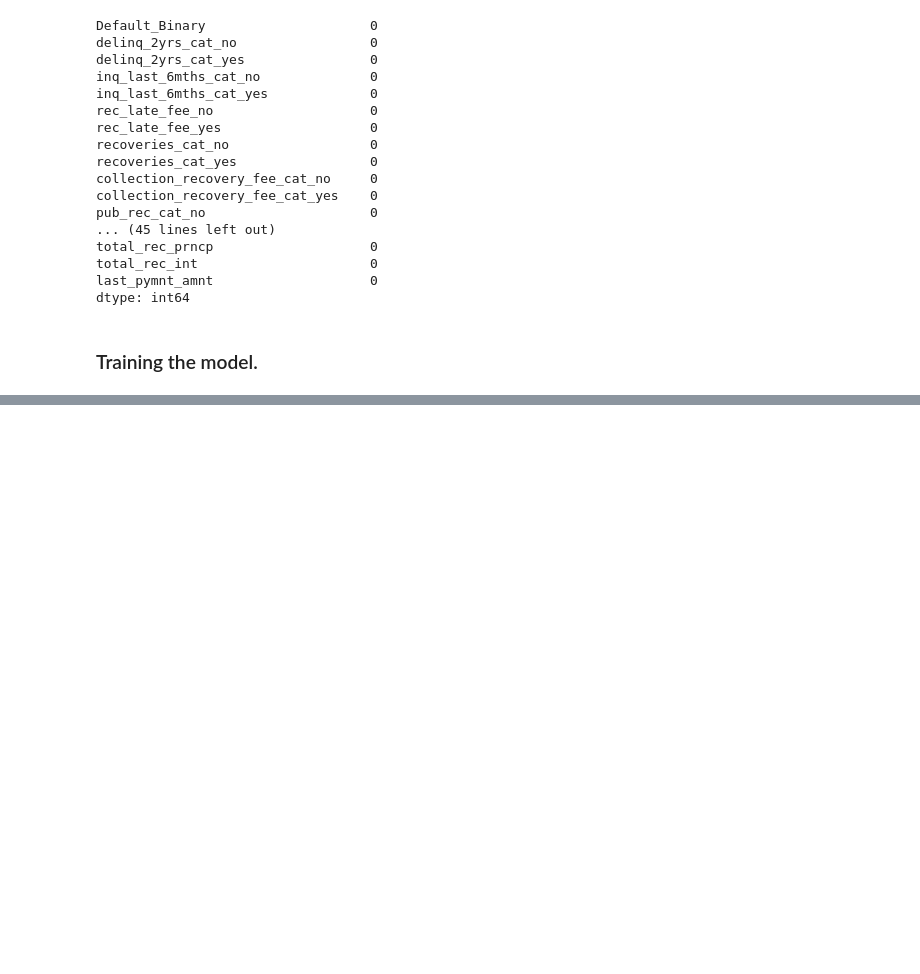
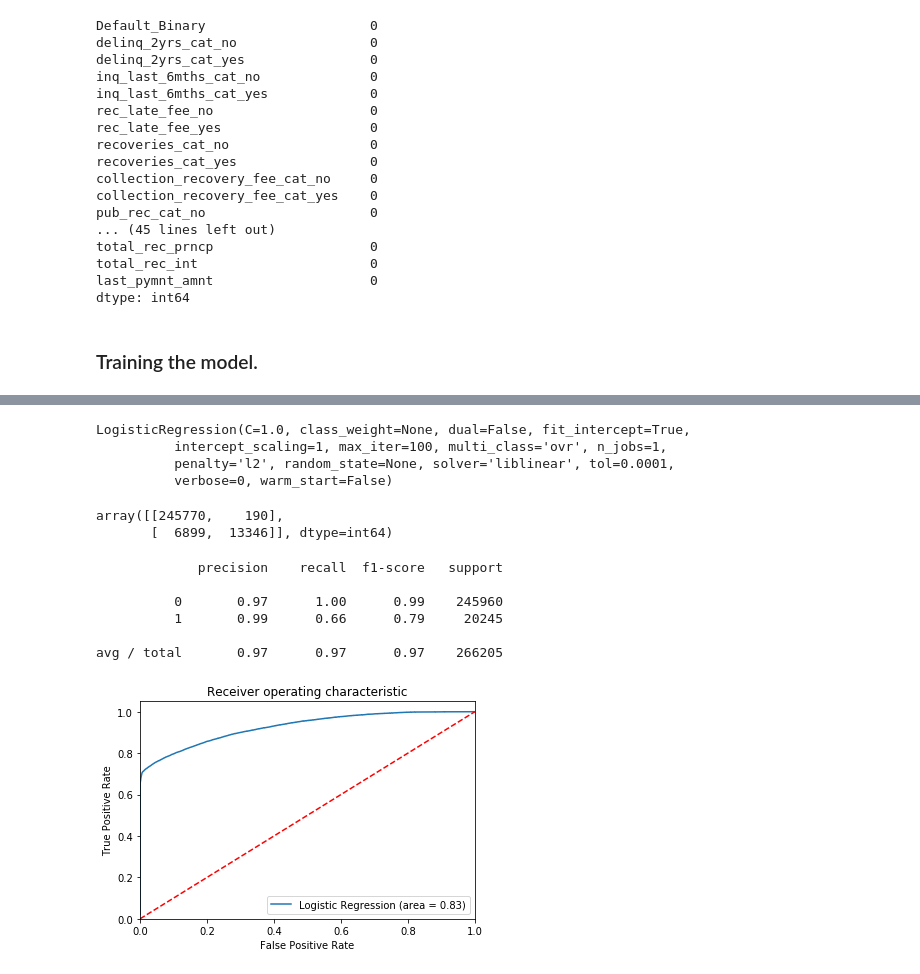
Before and after one commit to sanjogh777/Project1, a Jupyter notebook: Machine Learning/ML Model.ipynb, the cells around one changed output, grey strips where cells are left out. Cells and saved outputs as stored; diff of their text form; code cells hidden in the pictures; blank space fills up the shorter version.

```diff
--- a/Machine Learning/ML Model.ipynb
+++ b/Machine Learning/ML Model.ipynb
@@ -247,5 +248,3 @@ from sklearn.model_selection import train_test_split
 # %%
 X= final_loan.drop(['Default_Binary'], axis=1)
 y= final_loan['Default_Binary']
-# %%
-X_train, X_test, y_train, y_test = train_test_split(X, y, train_size = 0.7, test_size=0.3, random_state=100)
@@ -282,0 +253,9 @@ Generalized Linear Model Regression Results
+# %%
+logreg = LogisticRegression()
+
+logreg.fit(X_train,y_train)
+# %% [output]
+LogisticRegression(C=1.0, class_weight=None, dual=False, fit_intercept=True,
+          intercept_scaling=1, max_iter=100, multi_class='ovr', n_jobs=1,
+          penalty='l2', random_state=None, solver='liblinear', tol=0.0001,
+          verbose=0, warm_start=False)
@@ -282,0 +264,38 @@ Generalized Linear Model Regression Results
+# %%
+from sklearn import metrics
+from sklearn.metrics import classification_report
+from sklearn.metrics import confusion_matrix
+
+confusion_matrix = confusion_matrix(y_test, y_pred)
+confusion_matrix
+# %% [output]
+array([[245770,    190],
+       [  6899,  13346]], dtype=int64)
+# %%
+print(classification_report(y_test, y_pred))
+# %% [output]
+             precision    recall  f1-score   support
+
+          0       0.97      1.00      0.99    245960
+          1       0.99      0.66      0.79     20245
+
+avg / total       0.97      0.97      0.97    266205
+# %%
+from sklearn.metrics import roc_auc_score
+from sklearn.metrics import roc_curve
+
+logit_roc_auc = roc_auc_score(y_test, logreg.predict(X_test))
+fpr, tpr, thresholds = roc_curve(y_test, logreg.predict_proba(X_test)[:,1])
+plt.figure()
+plt.plot(fpr, tpr, label='Logistic Regression (area = %0.2f)' % logit_roc_auc)
+plt.plot([0, 1], [0, 1],'r--')
+plt.xlim([0.0, 1.0])
+plt.ylim([0.0, 1.05])
+plt.xlabel('False Positive Rate')
+plt.ylabel('True Positive Rate')
+plt.title('Receiver operating characteristic')
+plt.legend(loc="lower right")
+plt.savefig('Log_ROC')
+plt.show()
+# %% [output]
+[figure, added]
```
Also changed, not shown: parts of 8 cells of this notebook, 1 other file.
